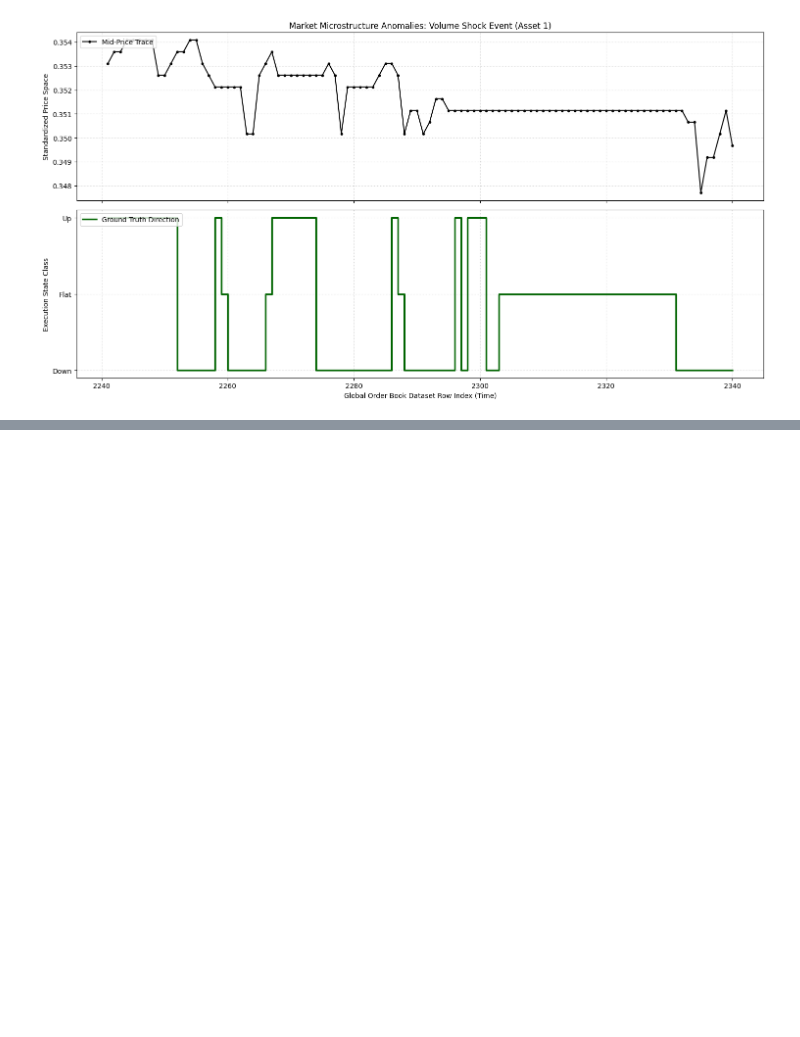
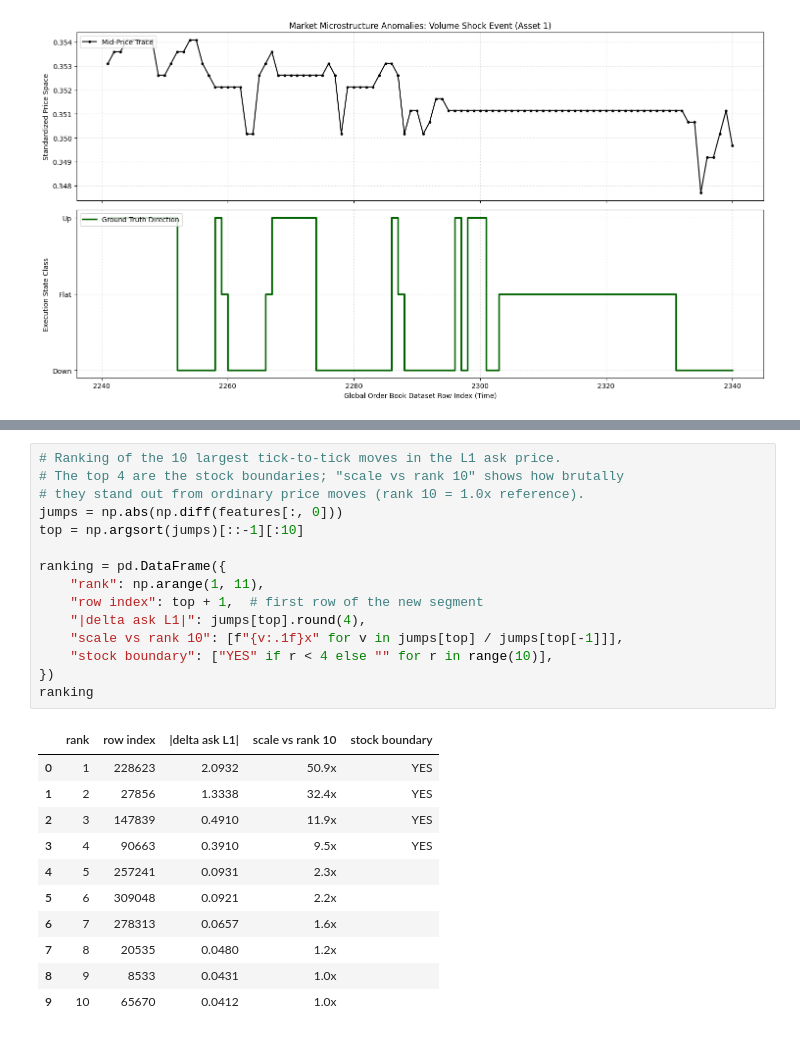
Before and after one commit to WiktorZoga/hft-knowledge-distillation, a Jupyter notebook: notebooks/explain_market_hardness_en.ipynb, the cells around one changed output, grey strips where cells are left out. Cells and saved outputs as stored; diff of their text form; blank space fills up the shorter version.

```diff
--- a/notebooks/explain_market_hardness_en.ipynb
+++ b/notebooks/explain_market_hardness_en.ipynb
@@ -127,0 +176,27 @@ Asset [1] -> Shocks: 8017 | Divergences: 33255
+# %%
+# Ranking of the 10 largest tick-to-tick moves in the L1 ask price.
+# The top 4 are the stock boundaries; "scale vs rank 10" shows how brutally
+# they stand out from ordinary price moves (rank 10 = 1.0x reference).
+jumps = np.abs(np.diff(features[:, 0]))
+top = np.argsort(jumps)[::-1][:10]
+
+ranking = pd.DataFrame({
+    "rank": np.arange(1, 11),
+    "row index": top + 1,  # first row of the new segment
+    "|delta ask L1|": jumps[top].round(4),
+    "scale vs rank 10": [f"{v:.1f}x" for v in jumps[top] / jumps[top[-1]]],
+    "stock boundary": ["YES" if r < 4 else "" for r in range(10)],
+})
+ranking
+# %% [output]
+|  | rank | row index | |delta ask L1| | scale vs rank 10 | stock boundary |
+| 0 | 1 | 228623 | 2.0932 | 50.9x | YES |
+| 1 | 2 | 27856 | 1.3338 | 32.4x | YES |
+| 2 | 3 | 147839 | 0.4910 | 11.9x | YES |
+| 3 | 4 | 90663 | 0.3910 | 9.5x | YES |
+| 4 | 5 | 257241 | 0.0931 | 2.3x |  |
+| 5 | 6 | 309048 | 0.0921 | 2.2x |  |
+| 6 | 7 | 278313 | 0.0657 | 1.6x |  |
+| 7 | 8 | 20535 | 0.0480 | 1.2x |  |
+| 8 | 9 | 8533 | 0.0431 | 1.0x |  |
+| 9 | 10 | 65670 | 0.0412 | 1.0x |  |
```
Also changed, not shown: parts of 4 cells of this notebook, 7 other files.
